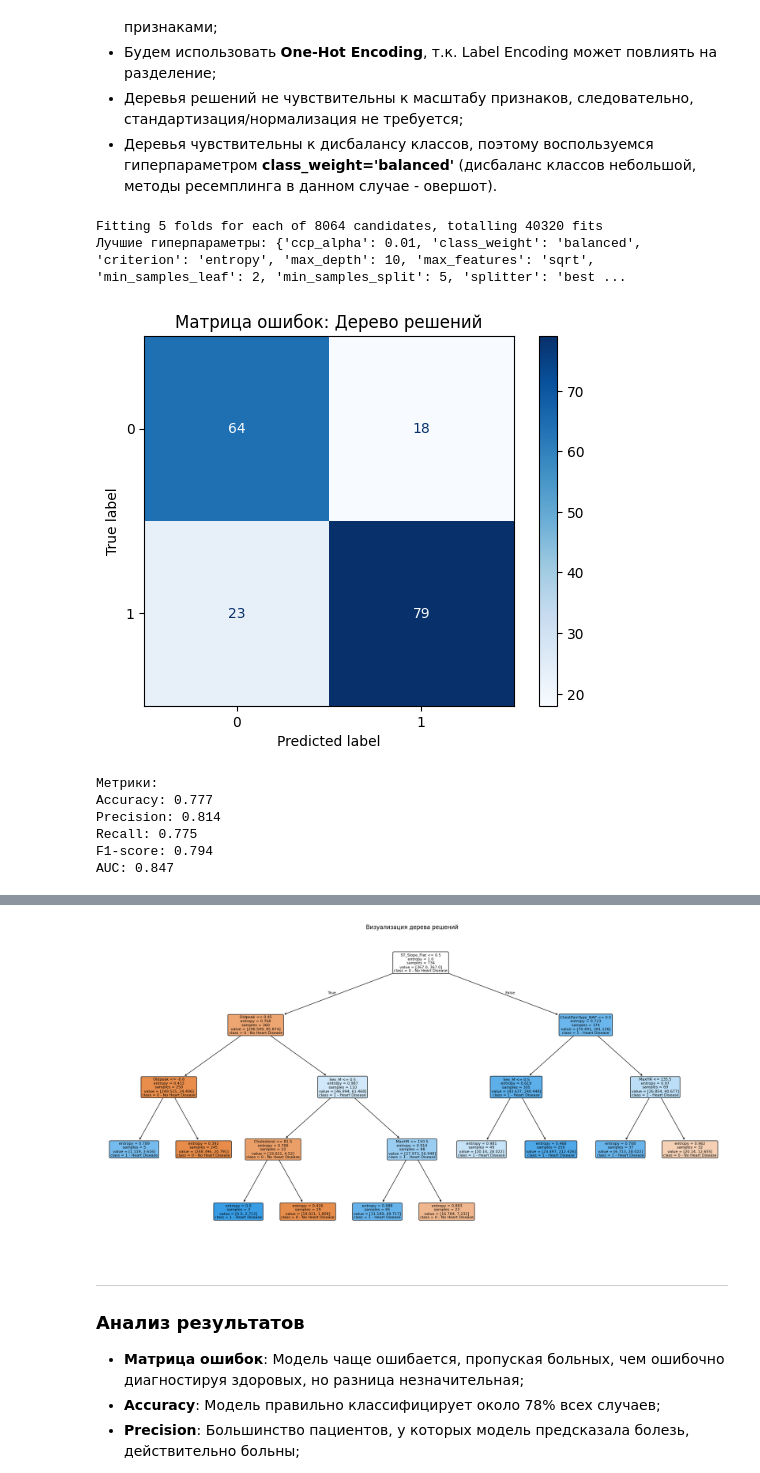
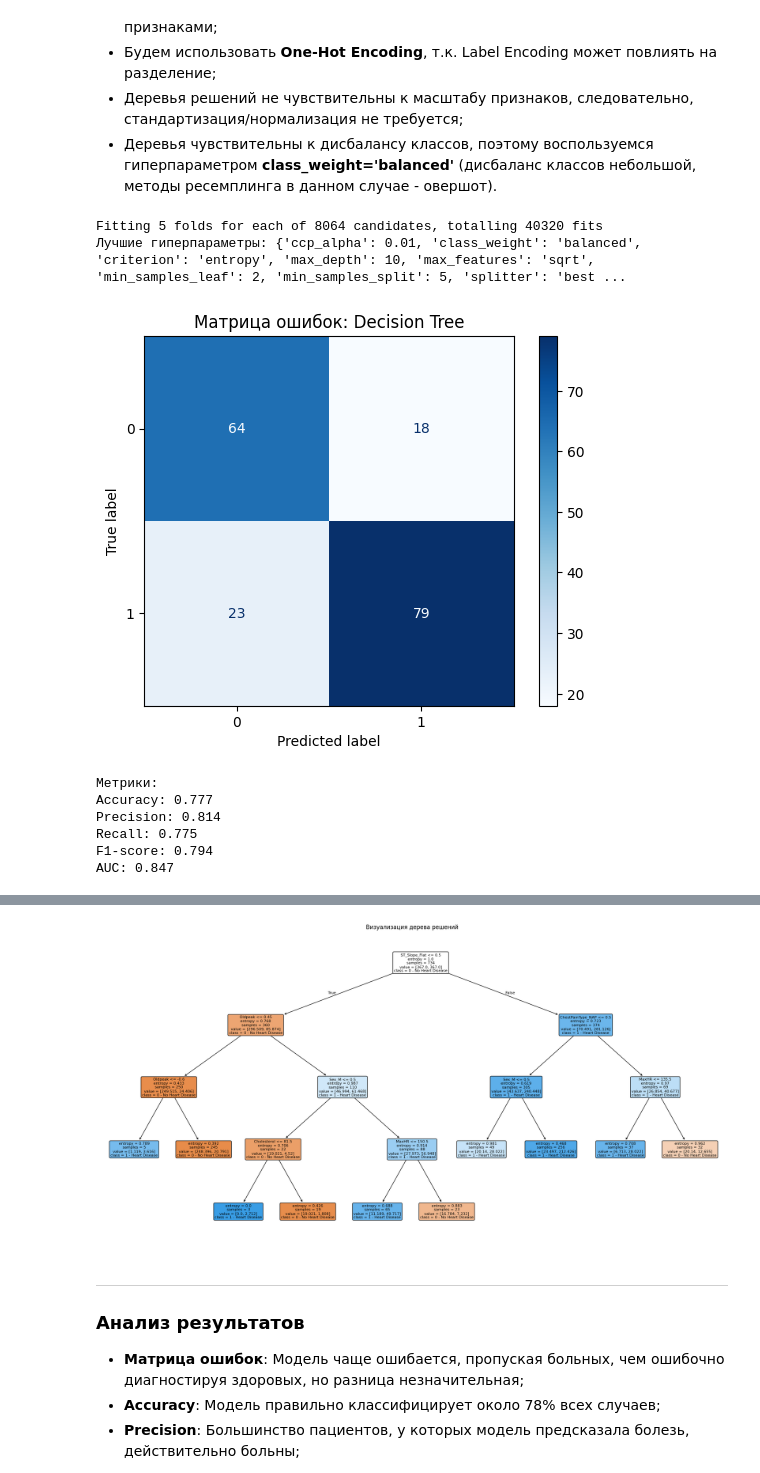
Before and after one commit to rochaldo1/Machine_Learning, a Jupyter notebook: labs/lab_3.ipynb, the cells around one changed output, grey strips where cells are left out. Cells and saved outputs as stored; diff of their text form; code cells hidden in the pictures.

```diff
--- a/labs/lab_3.ipynb
+++ b/labs/lab_3.ipynb
@@ -418,67 +422,35 @@ y = df_onehot['HeartDisease']
 
 X_train, X_test, y_train, y_test = train_test_split(X, y, test_size=0.2, random_state=42, stratify=y)
 
 param_grid = {
     'criterion': ['gini', 'entropy', 'log_loss'],
     'splitter': ['best', 'random'],
     'max_depth': [None, 3, 5, 7, 10, 15, 20],
     'min_samples_split': [2, 5, 10, 20],
     'min_samples_leaf': [1, 2, 5, 10],
     'max_features': [None, 'sqrt', 'log2'],
     'class_weight': ['balanced'],
     'ccp_alpha': [0.0, 0.001, 0.01, 0.1]
 }
 
 dt = DecisionTreeClassifier(random_state=42)
 
 grid_search = GridSearchCV(dt, param_grid, cv=5, scoring='f1', n_jobs=-1, verbose=1)
 grid_search.fit(X_train, y_train)
 
 dt = grid_search.best_estimator_
 print('Лучшие гиперпараметры:', grid_search.best_params_)
 
-y_pred = dt.predict(X_test)
-y_prob = dt.predict_proba(X_test)[:, 1]
-
-cm = confusion_matrix(y_test, y_pred)
-disp = ConfusionMatrixDisplay(confusion_matrix=cm, display_labels=dt.classes_)
-disp.plot(cmap=plot.cm.Blues)
-plot.title('Матрица ошибок: Дерево решений')
-plot.show()
-
-accuracy = accuracy_score(y_test, y_pred)
-precision = precision_score(y_test, y_pred)
-recall = recall_score(y_test, y_pred)
-f1 = f1_score(y_test, y_pred)
-
-print('Метрики:')
-print(f"Accuracy: {accuracy:.3f}")
-print(f"Precision: {precision:.3f}")
-print(f"Recall: {recall:.3f}")
-print(f"F1-score: {f1:.3f}")
-
-fpr, tpr, thresholds = roc_curve(y_test, y_prob)
-roc_auc = auc(fpr, tpr)
-
-print(f'AUC: {roc_auc:.3f}')
-
-plot.figure(figsize=(8,8))
-plot.plot(fpr, tpr, color='blue', lw=2, label=f'ROC curve (AUC = {roc_auc:.3f})')
-plot.plot([0, 1], [0, 1], color='grey', lw=1, linestyle='--')
-plot.xlabel('False Positive Rate')
-plot.ylabel('True Positive Rate')
-plot.title('ROC-кривая для дерева решений')
-plot.legend(loc="lower right")
-plot.show()
+evaluate_model(dt, 'Decision Tree')
 
 plot.figure(figsize=(24, 12))
 plot_tree(dt, feature_names=X.columns, class_names=['0 - No Heart Disease', '1 - Heart Disease'], filled=True, rounded=True, fontsize=8)
 plot.title("Визуализация дерева решений")
 plot.show()
 # %% [output]
 Fitting 5 folds for each of 8064 candidates, totalling 40320 fits
 Лучшие гиперпараметры: {'ccp_alpha': 0.01, 'class_weight': 'balanced', 'criterion': 'entropy', 'max_depth': 10, 'max_features': 'sqrt', 'min_samples_leaf': 2, 'min_samples_split': 5, 'splitter': 'best ...
-[figure, old version]
+[figure, new version]
 Метрики:
 Accuracy: 0.777
 Precision: 0.814
```
Also changed, not shown: parts of 3 cells of this notebook.
